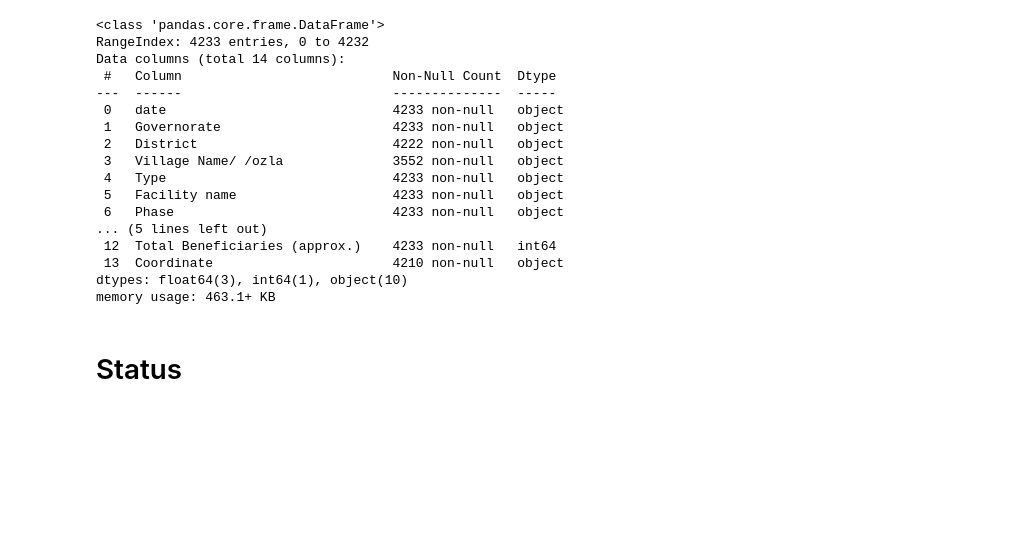
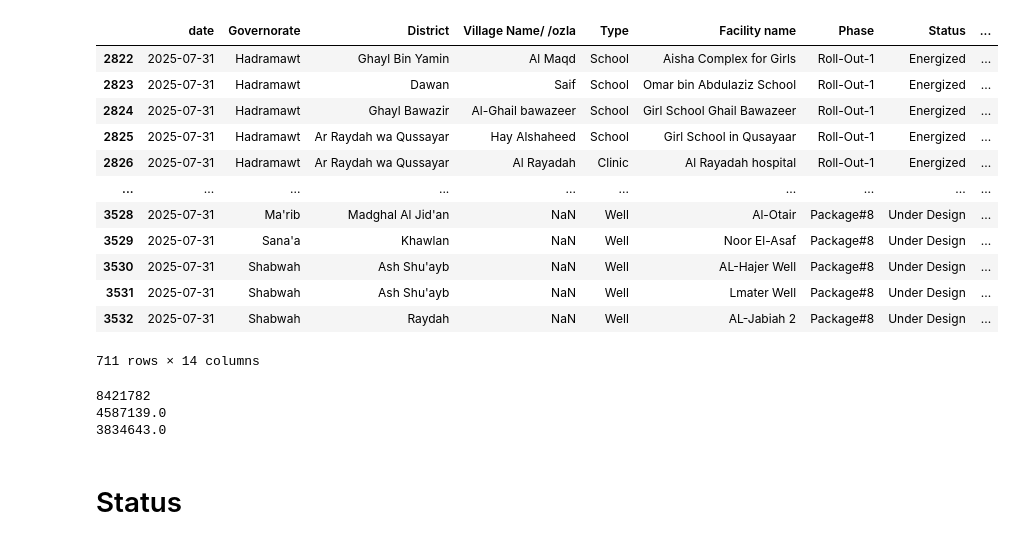
Before and after one commit to seloud-wb/yemen_energy_analytics_website, a Jupyter notebook: notebooks/facilities_data_explore.ipynb, the cells around one changed output. Drawn from its saved outputs; the diff is of its cells as text; code cells hidden in the pictures; blank space fills up the shorter version.

```diff
--- a/notebooks/facilities_data_explore.ipynb
+++ b/notebooks/facilities_data_explore.ipynb
@@ -5,22 +26,32 @@ df = pd.read_csv('../data/facilities.csv')
-# %%
-df.info()
-# %% [output]
-<class 'pandas.core.frame.DataFrame'>
-RangeIndex: 4233 entries, 0 to 4232
-Data columns (total 14 columns):
- #   Column                           Non-Null Count  Dtype
----  ------                           --------------  -----
- 0   date                             4233 non-null   object
- 1   Governorate                      4233 non-null   object
- 2   District                         4222 non-null   object
- 3   Village Name/ /ozla              3552 non-null   object
- 4   Type                             4233 non-null   object
- 5   Facility name                    4233 non-null   object
- 6   Phase                            4233 non-null   object
-... (5 lines left out)
- 12  Total Beneficiaries (approx.)    4233 non-null   int64
- 13  Coordinate                       4210 non-null   object
-dtypes: float64(3), int64(1), object(10)
-memory usage: 463.1+ KB
+# %%
+def latest_snapshot(df):
+    """Return dataframe filtered to the latest date available."""
+    latest_date = df["date"].max()
+    return df[df["date"] == latest_date].copy()
+
+df_latest =latest_snapshot(df)
+df_latest
+# %% [output]
+|  | date | Governorate | District | Village Name/ /ozla | Type | Facility name | Phase | Status | ... |
+| 2822 | 2025-07-31 | Hadramawt | Ghayl Bin Yamin | Al Maqd | School | Aisha Complex for Girls | Roll-Out-1 | Energized | ... |
+| 2823 | 2025-07-31 | Hadramawt | Dawan | Saif | School | Omar bin Abdulaziz School | Roll-Out-1 | Energized | ... |
+| 2824 | 2025-07-31 | Hadramawt | Ghayl Bawazir | Al-Ghail bawazeer | School | Girl School Ghail Bawazeer | Roll-Out-1 | Energized | ... |
+| 2825 | 2025-07-31 | Hadramawt | Ar Raydah wa Qussayar | Hay Alshaheed | School | Girl School in Qusayaar | Roll-Out-1 | Energized | ... |
+| 2826 | 2025-07-31 | Hadramawt | Ar Raydah wa Qussayar | Al Rayadah | Clinic | Al Rayadah hospital | Roll-Out-1 | Energized | ... |
+| ... | ... | ... | ... | ... | ... | ... | ... | ... | ... |
+| 3528 | 2025-07-31 | Ma'rib | Madghal Al Jid'an | NaN | Well | Al-Otair | Package#8 | Under Design | ... |
+| 3529 | 2025-07-31 | Sana'a | Khawlan | NaN | Well | Noor El-Asaf | Package#8 | Under Design | ... |
+| 3530 | 2025-07-31 | Shabwah | Ash Shu'ayb | NaN | Well | AL-Hajer Well | Package#8 | Under Design | ... |
+| 3531 | 2025-07-31 | Shabwah | Ash Shu'ayb | NaN | Well | Lmater Well | Package#8 | Under Design | ... |
+| 3532 | 2025-07-31 | Shabwah | Raydah | NaN | Well | AL-Jabiah 2 | Package#8 | Under Design | ... |
+711 rows × 14 columns
+# %%
+print(df_latest.groupby('Governorate')['Total Beneficiaries (approx.)'].sum().sum())
+print(df_latest.groupby('Governorate')['Female Beneficiaries (approx.)'].sum().sum())
+print(df_latest.groupby('Governorate')['Male Beneficiaries (approx.)'].sum().sum())
+# %% [output]
+8421782
+4587139.0
+3834643.0
 # %% [markdown]
 # Status
```
Also changed, not shown: parts of 6 cells of this notebook, 7 other files.
